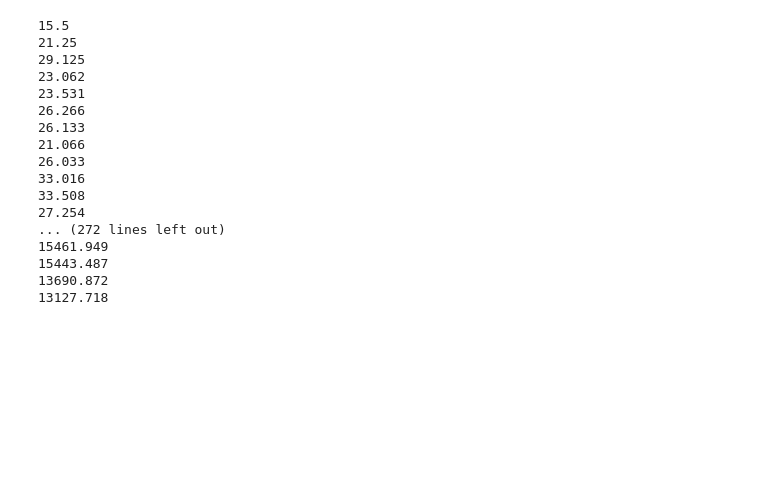
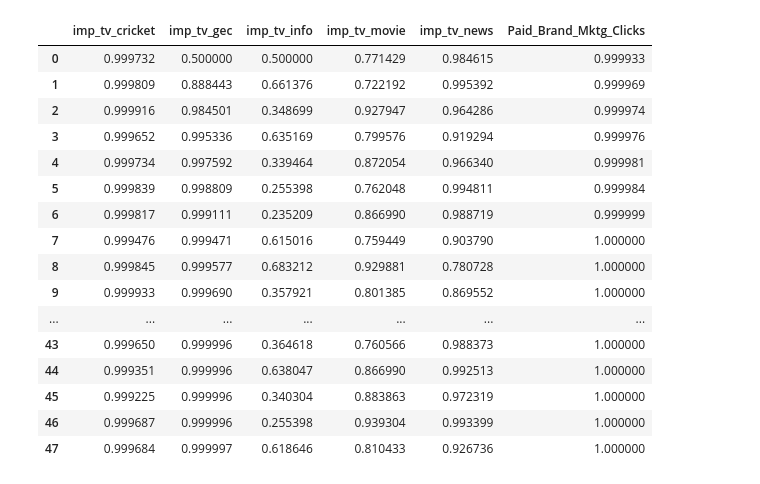
Before and after one commit to poddarani2610/Machine-Learning, a Jupyter notebook: MMM_ver1.ipynb, the cells around one changed output. Cells and saved outputs as stored; diff of their text form; code cells hidden in the pictures; blank space fills up the shorter version.

```diff
--- a/MMM_ver1.ipynb
+++ b/MMM_ver1.ipynb
@@ -120,35 +95,49 @@ X
 # %%
 #setting the half life for the independent media variables
-Half_life_value={'imp_tv_cricket':1,'imp_tv_gec':1,'imp_tv_info':1,'imp_tv_movie':1,'imp_tv_news':1,'Paid_Brand_Mktg_Clicks':2}
+Half_life_value={'imp_tv_cricket':2,'imp_tv_gec':0.005,'imp_tv_info':2,'imp_tv_movie':2,'imp_tv_news':2,'Paid_Brand_Mktg_Clicks':1}
 #creating independent variable dataset
 X=df_PBM[['imp_tv_cricket','imp_tv_gec','imp_tv_info','imp_tv_movie','imp_tv_news','Paid_Brand_Mktg_Clicks']].astype('float')
 Y=df_PBM[['users_paid_brand_mktng']].astype('float')
 #adstocking the variables
 for i in X:
     for j in range(0,len(X)):
         if j==0:
             X[i][j]=X[i][j]
         else:
             X[i][j]=round(X[i][j]+(1/pow(2,Half_life_value[i]))*X[i][j-1],3)
-        print(X[i][j])
+
+
+
+#Gamma transformation of media variables
+#setting effectiveness parameter
+E={'imp_tv_cricket':2,'imp_tv_gec':2,'imp_tv_info':2,'imp_tv_movie':2,'imp_tv_news':1,'Paid_Brand_Mktg_Clicks':2}
+#setting saturation parameter
+S={'imp_tv_cricket':10,'imp_tv_gec':10,'imp_tv_info':10,'imp_tv_movie':10,'imp_tv_news':10,'Paid_Brand_Mktg_Clicks':10}
+
+def hill_transform(x, ec, slope):
+    return 1 / (1 + (x / ec)**(-slope))
+
+for i in X:
+    X[i]=hill_transform(X[i],ec=E[i],slope=S[i])
+X
 # %% [output]
-15.5
-21.25
-29.125
-23.062
-23.531
-26.266
-26.133
-21.066
-26.033
-33.016
-33.508
-27.254
-... (272 lines left out)
-15461.949
-15443.487
-13690.872
-13127.718
+|  | imp_tv_cricket | imp_tv_gec | imp_tv_info | imp_tv_movie | imp_tv_news | Paid_Brand_Mktg_Clicks |
+| 0 | 0.999732 | 0.500000 | 0.500000 | 0.771429 | 0.984615 | 0.999933 |
+| 1 | 0.999809 | 0.888443 | 0.661376 | 0.722192 | 0.995392 | 0.999969 |
+| 2 | 0.999916 | 0.984501 | 0.348699 | 0.927947 | 0.964286 | 0.999974 |
+| 3 | 0.999652 | 0.995336 | 0.635169 | 0.799576 | 0.919294 | 0.999976 |
+| 4 | 0.999734 | 0.997592 | 0.339464 | 0.872054 | 0.966340 | 0.999981 |
+| 5 | 0.999839 | 0.998809 | 0.255398 | 0.762048 | 0.994811 | 0.999984 |
+| 6 | 0.999817 | 0.999111 | 0.235209 | 0.866990 | 0.988719 | 0.999999 |
+| 7 | 0.999476 | 0.999471 | 0.615016 | 0.759449 | 0.903790 | 1.000000 |
+| 8 | 0.999845 | 0.999577 | 0.683212 | 0.929881 | 0.780728 | 1.000000 |
+| 9 | 0.999933 | 0.999690 | 0.357921 | 0.801385 | 0.869552 | 1.000000 |
+| ... | ... | ... | ... | ... | ... | ... |
+| 43 | 0.999650 | 0.999996 | 0.364618 | 0.760566 | 0.988373 | 1.000000 |
+| 44 | 0.999351 | 0.999996 | 0.638047 | 0.866990 | 0.992513 | 1.000000 |
+| 45 | 0.999225 | 0.999996 | 0.340304 | 0.883863 | 0.972319 | 1.000000 |
+| 46 | 0.999687 | 0.999996 | 0.255398 | 0.939304 | 0.993399 | 1.000000 |
+| 47 | 0.999684 | 0.999997 | 0.618646 | 0.810433 | 0.926736 | 1.000000 |
 # %%
 #splitting the dataset into training and testing data
 X_train, X_test, Y_train, Y_test=train_test_split(X,Y, test_size=0.3)
```
Also changed, not shown: parts of 10 cells of this notebook.
